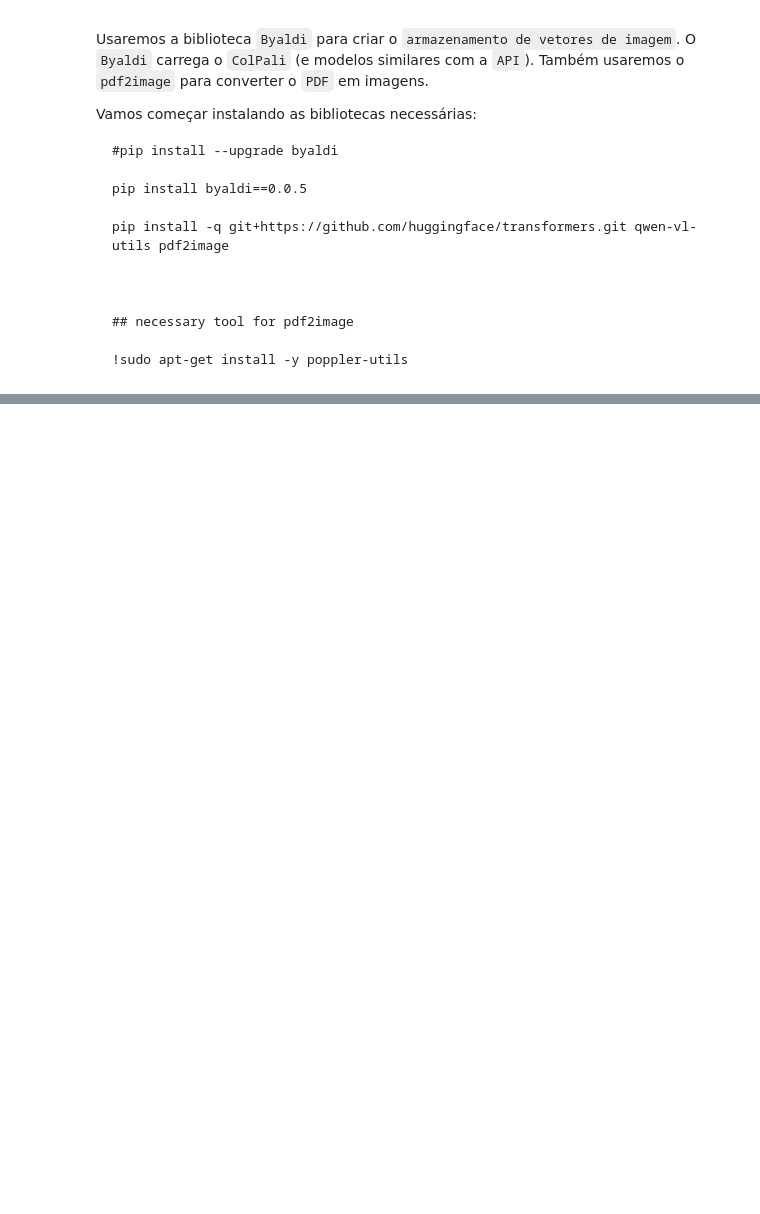
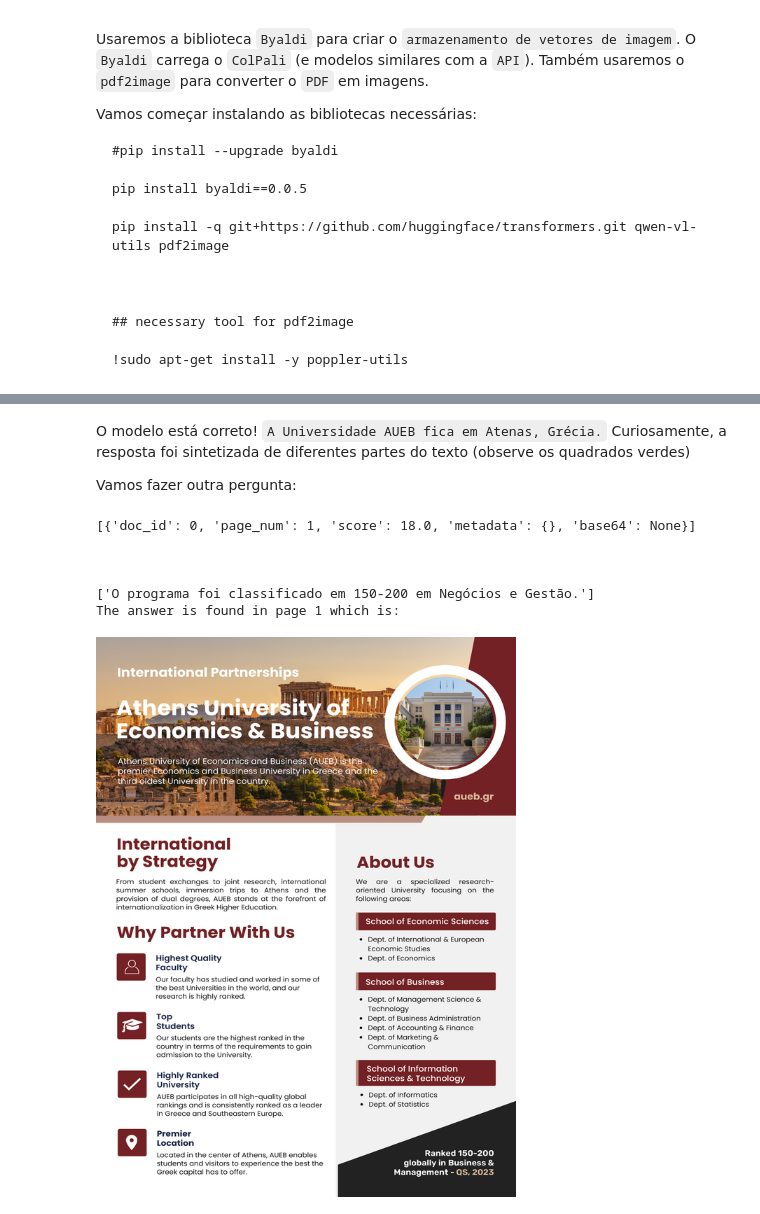
Before and after one commit to EddyGiusepe/Exploring_the_World_of_Programming_with_Python, a Jupyter notebook: 36_Vision_Language_Model-vLLM/1_vLLM.ipynb, the cells around one changed output, grey strips where cells are left out. Drawn from its saved outputs; the diff is of its cells as text; code cells hidden in the pictures; blank space fills up the shorter version.

```diff
--- a/36_Vision_Language_Model-vLLM/1_vLLM.ipynb
+++ b/36_Vision_Language_Model-vLLM/1_vLLM.ipynb
@@ -347,0 +506,20 @@ pip install -q git+https://github.com/huggingface/transformers.git qwen-vl-utils
+# %% [markdown]
+O modelo está correto! `A Universidade AUEB fica em Atenas, Grécia.` Curiosamente, a resposta foi sintetizada de diferentes partes do texto (observe os quadrados verdes)
+
+Vamos fazer outra pergunta:
+# %%
+text_query = "Em que posição em Negócios e Gestão o programa foi classificado?" #"In which position in Business and Management did the program ranked?"
+output_text, page_number, image =  extract_answer_from_pdf(text_query)
+
+print("\n\n")
+print(output_text)
+print(f"The answer is found in page {page_number} which is:")
+display(image.resize((600, 800), PILImage.Resampling.LANCZOS))
+# %% [output]
+[{'doc_id': 0, 'page_num': 1, 'score': 18.0, 'metadata': {}, 'base64': None}]
+
+
+
+['O programa foi classificado em 150-200 em Negócios e Gestão.']
+The answer is found in page 1 which is:
+[figure, added]
```
Also changed, not shown: parts of 24 cells of this notebook.
